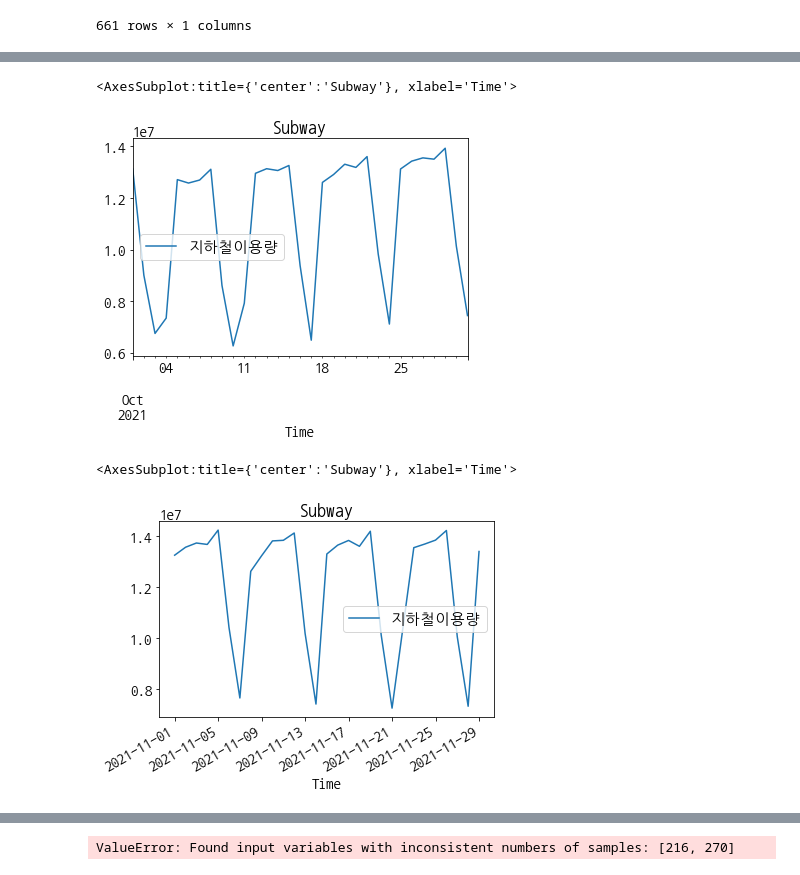
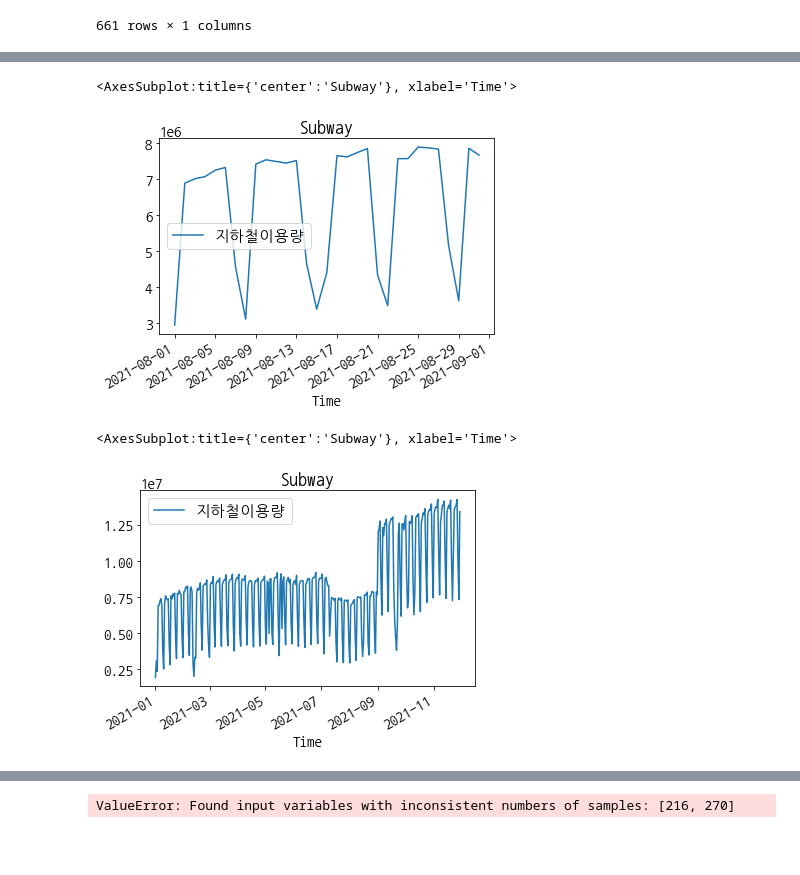
Before and after one commit to kdk1344/Project, a Jupyter notebook: prac2.ipynb, the cells around one changed output, grey strips where cells are left out. Cells and saved outputs as stored; diff of their text form; code cells hidden in the pictures; blank space fills up the shorter version.

```diff
--- a/prac2.ipynb
+++ b/prac2.ipynb
@@ -173,6 +173,8 @@ cosurv
 # %%
 coseoul = cosurv[cosurv['Location'] == '서울']
 coseoul = coseoul.replace(0, np.NaN)
+coseoul = coseoul.replace(12868.0, 420)
+coseoul = coseoul.replace(26876.0, 102)
 coseoul = coseoul.fillna(method = 'pad')
 coseoul
 # %% [output]
@@ -288,6 +290,7 @@ cosurv
 3342 rows × 4 columns
 # %%
 cosurv = cosurv.sort_index(ascending=True)
+cosurv['일일확진자'] = cosurv['일일확진자'].fillna(0)
 cosurv
 # %% [output]
 |  | Location | 일일확진자 | Time | TL |
@@ -1387,12 +1446,12 @@ mpl.rcParams['axes.unicode_minus'] = False
 plt.rcParams['font.size'] = 15
 plt.rcParams['font.family'] = 'NanumGothicCoding'
 # %%
-df4['2021-10'].plot(title = 'Subway')
+df4['2021-08'].plot(title = 'Subway')
 # %% [output]
 <AxesSubplot:title={'center':'Subway'}, xlabel='Time'>
-[figure, old version]
+[figure, new version]
 # %%
-df4['2021-11'].plot(title = 'Subway')
+df4['2021-01':'2021-12'].plot(title = 'Subway')
 # %% [output]
 <AxesSubplot:title={'center':'Subway'}, xlabel='Time'>
-[figure, old version]
+[figure, new version]
```
Also changed, not shown: parts of 17 cells of this notebook.
